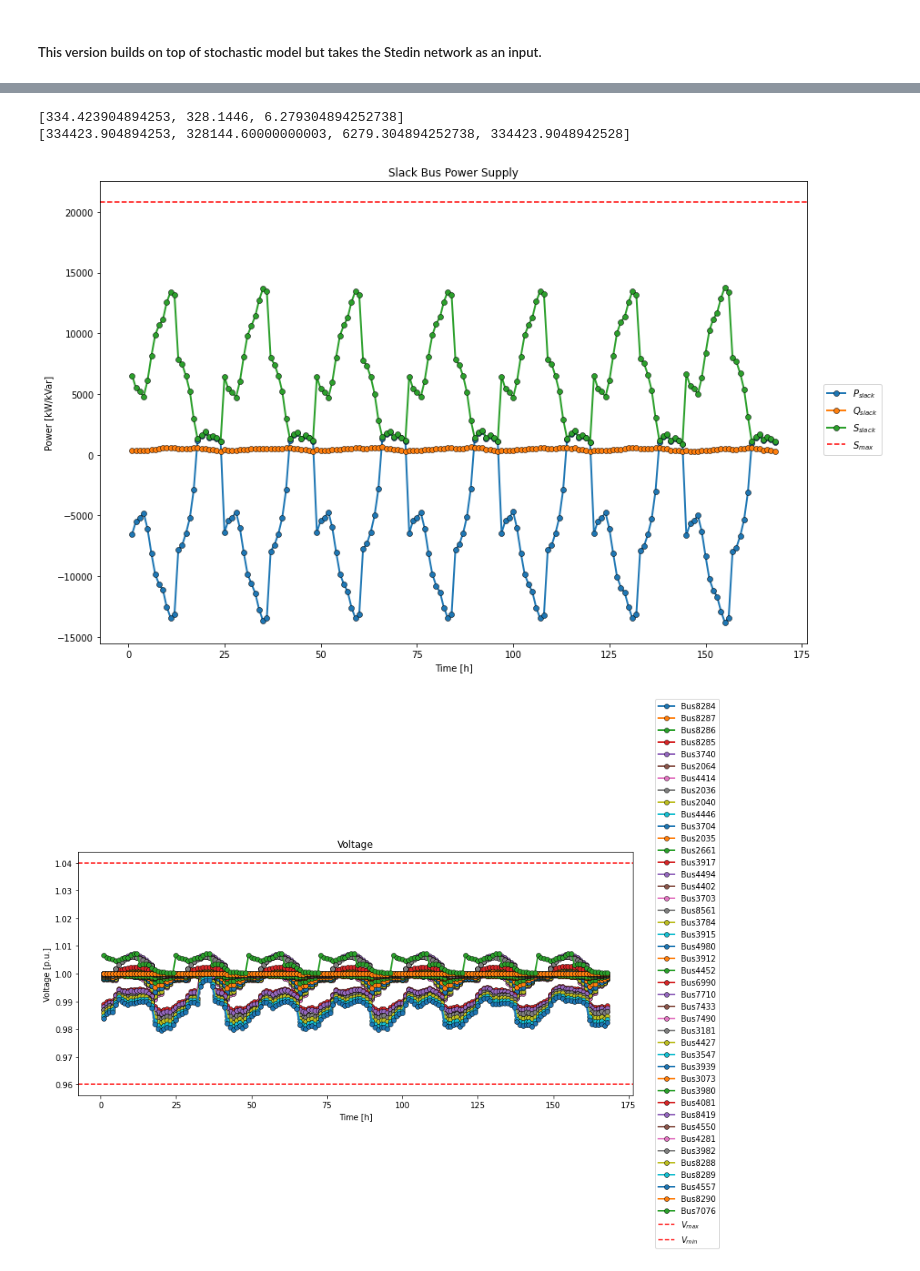
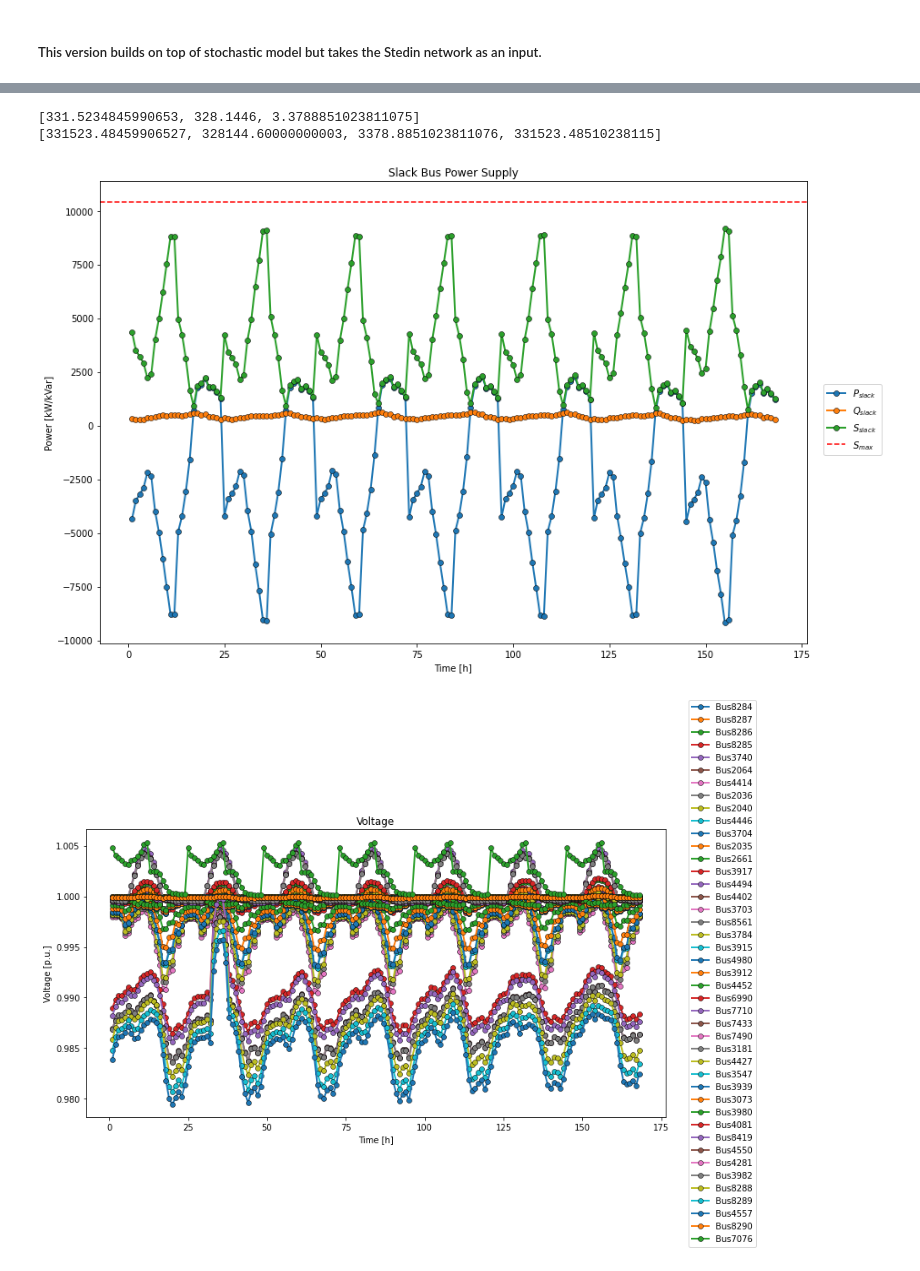
Before and after one commit to filipforro/MasterThesis, a Jupyter notebook: Pyomo/network/test_model_stedin.ipynb, the cells around one changed output, grey strips where cells are left out. Drawn from its saved outputs; the diff is of its cells as text; code cells hidden in the pictures.

```diff
--- a/Pyomo/network/test_model_stedin.ipynb
+++ b/Pyomo/network/test_model_stedin.ipynb
@@ -62,7 +62,7 @@ def optimization_model(inputData, Vmax, Vmin, Vnom, Sbase, Zbase, Ibase, eta_con
     Qd = {(k, i): SystemDemand.loc[i, k]*np.tan(np.arccos(0.98)*1000/Sbase) for k in SystemDemand.columns for i in SystemDemand.index}  # kVAr
     Ss_max = {buses[i]: NodeData.loc[i, 'Smax']/Sbase for i in NodeData.index}      # kVA
     I_max = {(LineData.loc[i, 'FROM'], LineData.loc[i, 'TO']):CableTypes.loc[CableTypes['TYPE'] == LineData.loc[i,'TYPE'],'IRATED'].iloc[0]/Ibase for i in LineData.index} # p.u.
-    print(I_max)
+
     # random variables for renewables
     mu_st = {(pvs[i], time[t]):PVGeneration.loc[t, 'mean'] for t in PVGeneration.index for i in PVData.index}
     var_st = {(pvs[i], time[t]):PVGeneration.loc[t, 'variance'] for t in PVGeneration.index for i in PVData.index}
@@ -300,8 +300,8 @@ def optimization_model(inputData, Vmax, Vmin, Vnom, Sbase, Zbase, Ibase, eta_con
     model.voltage_limit = Constraint(model.NODES, model.TIME, rule=voltage_limit_rule)
 
     def current_limit_rule(model, i, j, t):
-        # return 0 <= model.I[i,j,t]
-        return inequality(0, model.I[i,j,t], (3*model.I_max[i,j])**2)
+        return 0 <= model.I[i,j,t]
+        #return inequality(0, model.I[i,j,t], (3*model.I_max[i,j])**2)
     model.current_limit = Constraint(model.LINES, model.TIME, rule=current_limit_rule)
 
     # Substation limits
@@ -373,9 +373,9 @@ Sbase = 1000 # kVA
 Vnom = 10/np.sqrt(3)    # kV
 Zbase = (Vnom**2)*1000/Sbase # Ohm
 Ibase = Sbase/Vnom/1000 # kA
-Vmax = 1.04
-Vmin = 0.96
-eta_conf = 5/100
+Vmax = 1.4
+Vmin = 0.6
+eta_conf = 50/100
 model, buses, lines, pvs, wts, storages, DGs = optimization_model(data, Vmax, Vmin, Vnom, Sbase, Zbase, Ibase, eta_conf)
 #model.pprint()
 # %% [output]
@@ -413,8 +412,8 @@ demand = sum(sum(value(model.Pd[n, t]) for n in model.NODES) + sum(value(model.P
 print([supply, demand, losses])
 print([supply*Sbase, demand*Sbase, losses*Sbase, demand*Sbase + losses*Sbase])
 # %% [output]
-[334.423904894253, 328.1446, 6.279304894252738]
-[334423.904894253, 328144.60000000003, 6279.304894252738, 334423.9048942528]
+[331.5234845990653, 328.1446, 3.3788851023811075]
+[331523.48459906527, 328144.60000000003, 3378.8851023811076, 331523.48510238115]
 # %%
 # DATA VISUALIZATION
 
@@ -441,33 +440,35 @@ pd.set_option('display.max_columns', None)
 # %%
 # Active and reactive power demand and supply (supply only from from slack bus)
 fig_pow, ax_pow = plt.subplots(nrows=1, ncols=1, squeeze=False, figsize=(12,8))
 ax_pow[0,0].plot(active_s.index, active_s, marker='o', lw=2, alpha=1, markeredgecolor='k', markeredgewidth=0.5, label = '$P_{slack}$');ax_pow[0,0].set_xlabel('Time [h]');ax_pow[0,0].set_ylabel('Power [kW/kVar]');ax_pow[0,0].set_title('Slack Bus Power Supply');
 ax_pow[0,0].plot(reactive_s.index, reactive_s, marker='o', lw=2, alpha=1, markeredgecolor='k', markeredgewidth=0.5, label = '$Q_{slack}$')
 ax_pow[0,0].plot(reactive_s.index, apparent_s, marker='o', lw=2, alpha=1, markeredgecolor='k', markeredgewidth=0.5, label='$S_{slack}$')
 ax_pow[0,0].axhline(Ss_max, color='r', linestyle='--', label='$S_{max}$')
 fig_pow.legend(bbox_to_anchor=(1.04,0.5), loc='center', borderaxespad=0);
 fig_pow.tight_layout()
 fig_pow.show;
+plt.savefig('power.png', bbox_inches='tight')
 
 
 # Voltage profile
 b=['Bus'+str(i) for i in voltage.columns]
 b.extend({'$V_{min}$','$V_{max}$'})
 fig_v, ax_v = plt.subplots(nrows=1, ncols=1, squeeze=False, figsize=(12,8))
 ax_v[0,0].plot(voltage.index, voltage.loc[:,:], marker='o', lw=2, alpha=1, markeredgecolor='k', markeredgewidth=0.5);ax_v[0,0].set_xlabel('Time [h]');ax_v[0,0].set_ylabel('Voltage [p.u.]');ax_v[0,0].set_title('Voltage');
-ax_v[0,0].axhline(model.Vmin.value, color='r', linestyle='--')
-ax_v[0,0].axhline(model.Vmax.value, color='r', linestyle='--')
+# ax_v[0,0].axhline(model.Vmin.value, color='r', linestyle='--')
+# ax_v[0,0].axhline(model.Vmax.value, color='r', linestyle='--')
 ax_v[0,0].legend(b, bbox_to_anchor=(1.04,0.5), loc="center left", borderaxespad=0)
 fig_v.tight_layout()
 fig_v.show;
+plt.savefig('voltage.png', bbox_inches='tight')
 
 # Current profile
 fig_i, ax_i = plt.subplots(nrows=1, ncols=1, squeeze=False, figsize=(12,8))
 ax_i[0,0].plot(loading.index, loading, marker='o', lw=2, alpha=1, markeredgecolor='k', markeredgewidth=0.5);ax_i[0,0].set_xlabel('Time [h]');ax_i[0,0].set_ylabel('Current [%]');ax_i[0,0].set_title('Current');
 fig_i.legend(['Line '+str(i)+'-'+str(j) for i,j in loading.columns], bbox_to_anchor=(1.04,0.5), loc='center', borderaxespad=0);
 fig_i.tight_layout()
 fig_i.show;
 plt.savefig('current.png', bbox_inches='tight')
 # %% [output]
-[figure, old version]
+[figure, new version]
-[figure, old version]
+[figure, new version]
```
Also changed, not shown: parts of 6 cells of this notebook, 6 other files.
